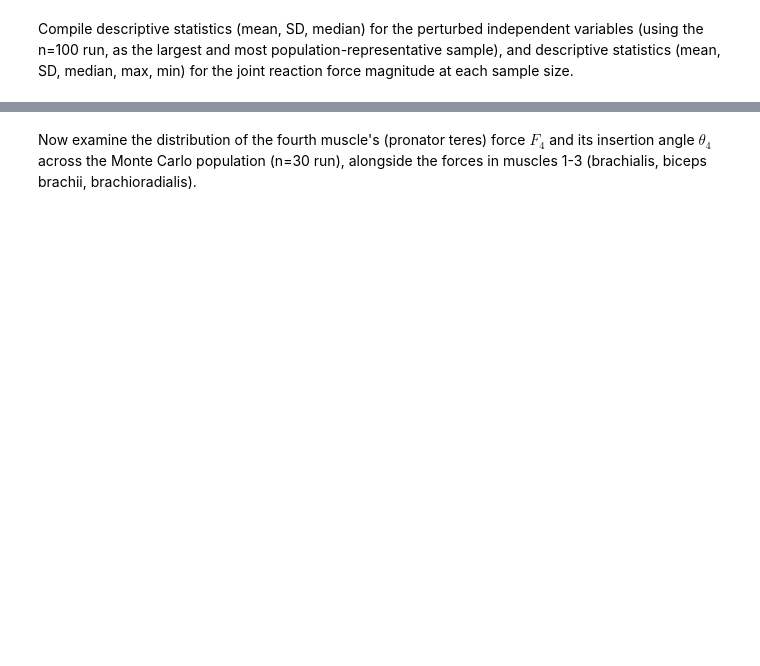
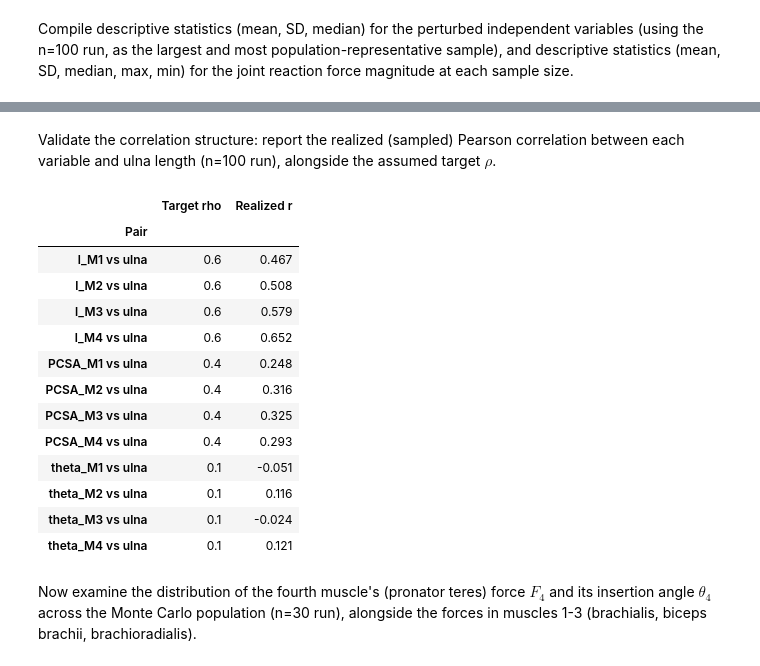
Before and after one commit to rgmcghee2-alt/BME5650, a Jupyter notebook: monte_carlo.ipynb, the cells around one changed output, grey strips where cells are left out. Drawn from its saved outputs; the diff is of its cells as text; code cells hidden in the pictures; blank space fills up the shorter version.

```diff
--- a/monte_carlo.ipynb
+++ b/monte_carlo.ipynb
@@ -239,3 +264,43 @@ Joint reaction force magnitude (N) descriptive statistics, by sample size
+# %% [markdown]
+Validate the correlation structure: report the realized (sampled) Pearson correlation between each variable and ulna length (n=100 run), alongside the assumed target $\rho$.
+# %%
+# Realized vs. target correlation coefficients to ulna length (n=100 run)
+r100 = run_simulation(100, seed=100);
+
+pairs = [
+    ('l_M1 vs ulna', r100['l_M1'], rho_l_ulna),
+    ('l_M2 vs ulna', r100['l_M2'], rho_l_ulna),
+    ('l_M3 vs ulna', r100['l_M3'], rho_l_ulna),
+    ('l_M4 vs ulna', r100['l_M4'], rho_l_ulna),
+    ('PCSA_M1 vs ulna', r100['PCSA_M1'], rho_PCSA_ulna),
+    ('PCSA_M2 vs ulna', r100['PCSA_M2'], rho_PCSA_ulna),
+    ('PCSA_M3 vs ulna', r100['PCSA_M3'], rho_PCSA_ulna),
+    ('PCSA_M4 vs ulna', r100['PCSA_M4'], rho_PCSA_ulna),
+    ('theta_M1 vs ulna', r100['a_M1'], rho_theta_ulna),
+    ('theta_M2 vs ulna', r100['a_M2'], rho_theta_ulna),
+    ('theta_M3 vs ulna', r100['a_M3'], rho_theta_ulna),
+    ('theta_M4 vs ulna', r100['a_M4'], rho_theta_ulna),
+]
+
+corr_rows = [{'Pair': label, 'Target rho': target, 'Realized r': np.corrcoef(x, r100['ulna'])[0, 1]}
+             for label, x, target in pairs]
+corr_table = pd.DataFrame(corr_rows).set_index('Pair').round(3);
+display(corr_table)
+# %% [output]
+|  | Target rho | Realized r |
+| Pair |  |  |
+| l_M1 vs ulna | 0.6 | 0.467 |
+| l_M2 vs ulna | 0.6 | 0.508 |
+| l_M3 vs ulna | 0.6 | 0.579 |
+| l_M4 vs ulna | 0.6 | 0.652 |
+| PCSA_M1 vs ulna | 0.4 | 0.248 |
+| PCSA_M2 vs ulna | 0.4 | 0.316 |
+| PCSA_M3 vs ulna | 0.4 | 0.325 |
+| PCSA_M4 vs ulna | 0.4 | 0.293 |
+| theta_M1 vs ulna | 0.1 | -0.051 |
+| theta_M2 vs ulna | 0.1 | 0.116 |
+| theta_M3 vs ulna | 0.1 | -0.024 |
+| theta_M4 vs ulna | 0.1 | 0.121 |
 # %% [markdown]
 Now examine the distribution of the fourth muscle's (pronator teres) force $F_4$ and its insertion angle $\theta_4$ across the Monte Carlo population (n=30 run), alongside the forces in muscles 1-3 (brachialis, biceps brachii, brachioradialis).
 # %%
```
Also changed, not shown: parts of 6 cells of this notebook.
